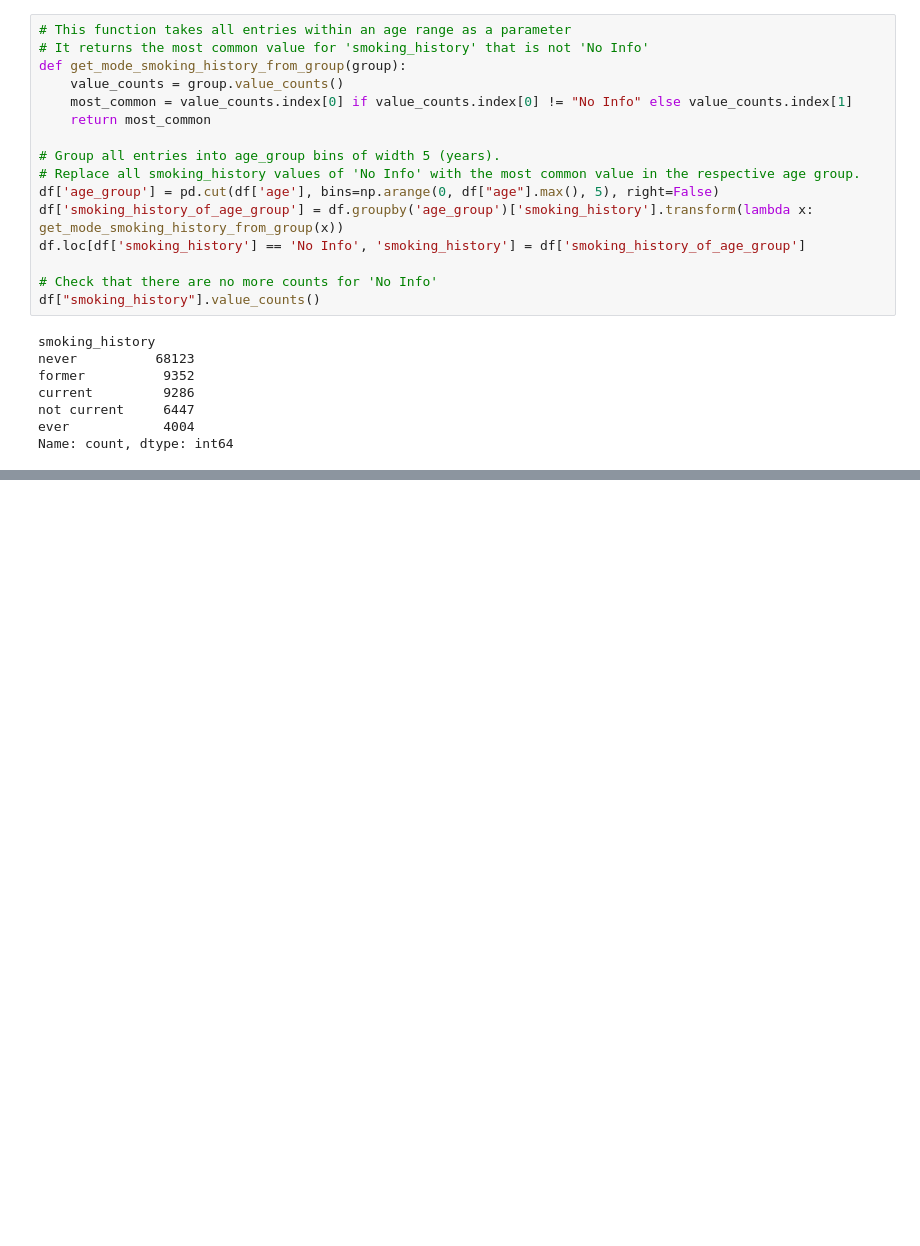
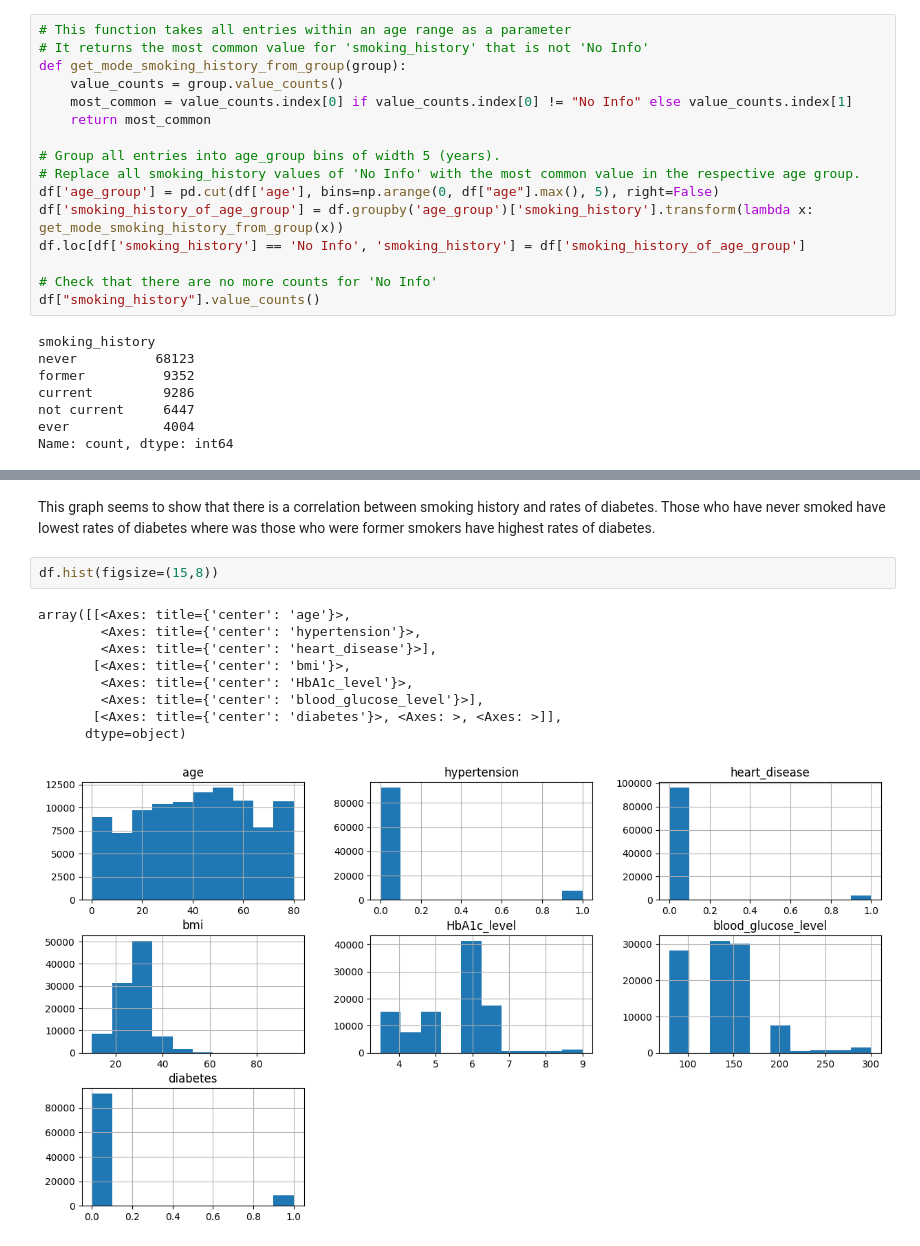
Before and after one commit to hannasophian/diabetes_prediction, a Jupyter notebook: project.ipynb, the cells around one changed output, grey strips where cells are left out. Cells and saved outputs as stored; diff of their text form; blank space fills up the shorter version.

```diff
--- a/project.ipynb
+++ b/project.ipynb
@@ -97,0 +116,14 @@ Name: count, dtype: int64
+# %% [markdown]
+This graph seems to show that there is a correlation between smoking history and rates of diabetes. Those who have never smoked have lowest rates of diabetes where was those who were former smokers have highest rates of diabetes.
+# %%
+df.hist(figsize=(15,8))
+# %% [output]
+array([[<Axes: title={'center': 'age'}>,
+        <Axes: title={'center': 'hypertension'}>,
+        <Axes: title={'center': 'heart_disease'}>],
+       [<Axes: title={'center': 'bmi'}>,
+        <Axes: title={'center': 'HbA1c_level'}>,
+        <Axes: title={'center': 'blood_glucose_level'}>],
+       [<Axes: title={'center': 'diabetes'}>, <Axes: >, <Axes: >]],
+      dtype=object)
+[figure, added]
```
Also changed, not shown: parts of 18 cells of this notebook.
